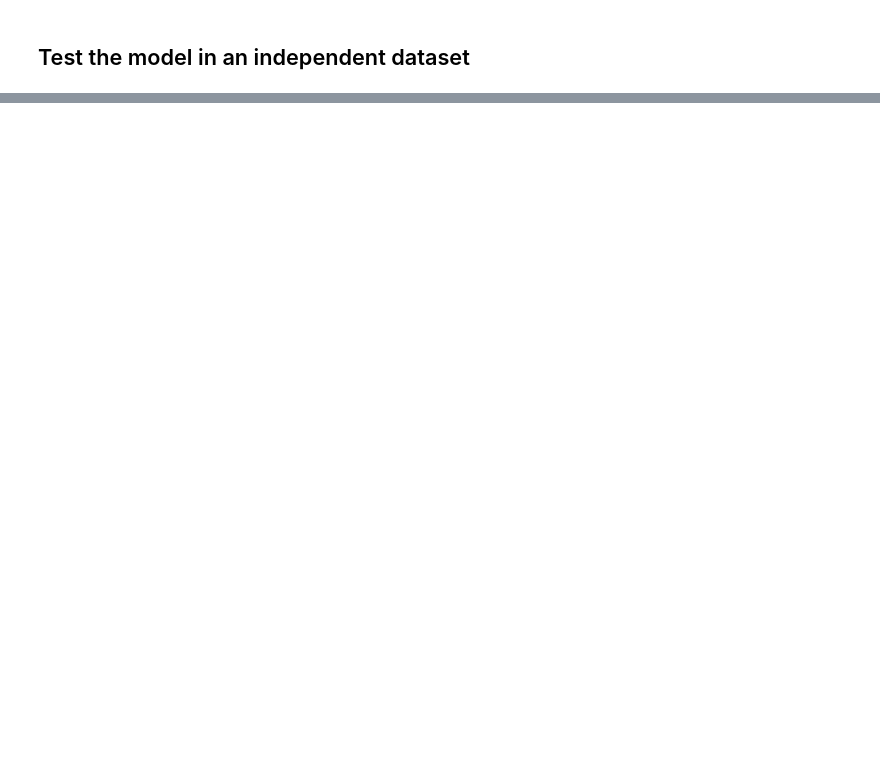
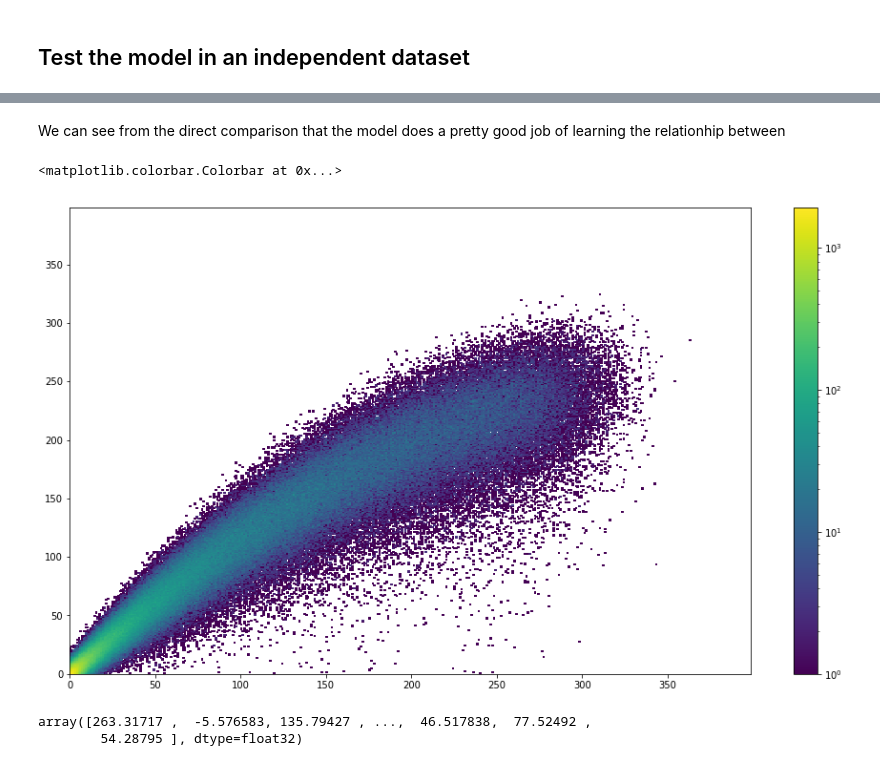
Before and after one commit to jdbrice/MLatSTARTutorials, a Jupyter notebook: Tutorial_02.ipynb, the cells around one changed output, grey strips where cells are left out. Drawn from its saved outputs; the diff is of its cells as text; code cells hidden in the pictures; blank space fills up the shorter version.

```diff
--- a/Tutorial_02.ipynb
+++ b/Tutorial_02.ipynb
@@ -199,7 +254,7 @@ X_test = numpy.transpose( X_test )
 # %%
 Y_test = numpy.transpose( tarrays[b"mult"] )
 # %%
-Y_pred = model.predict(X_test)
+Y_pred = numpy.array(model.predict(X_test))
 # %% [markdown]
 ## Test the model in an independent dataset
 # %%
@@ -214,0 +270,15 @@ plt.gca().legend(prop={'size': 70})
+# %% [markdown]
+We can see from the direct comparison that the model does a pretty good job of learning the relationhip between
+# %%
+plt.figure(figsize=fs)
+from matplotlib.colors import LogNorm
+plt.hist2d( Y_test, numpy.transpose(Y_pred)[0], bins=numpy.arange(0, 400, 1), norm=LogNorm() );
+plt.colorbar()
+# %% [output]
+<matplotlib.colorbar.Colorbar at 0x...>
+[figure, added]
+# %%
+numpy.transpose(Y_pred)[0]
+# %% [output]
+array([263.31717 ,  -5.576583, 135.79427 , ...,  46.517838,  77.52492 ,
+        54.28795 ], dtype=float32)
```
Also changed, not shown: parts of 33 cells of this notebook, 4 other files.
